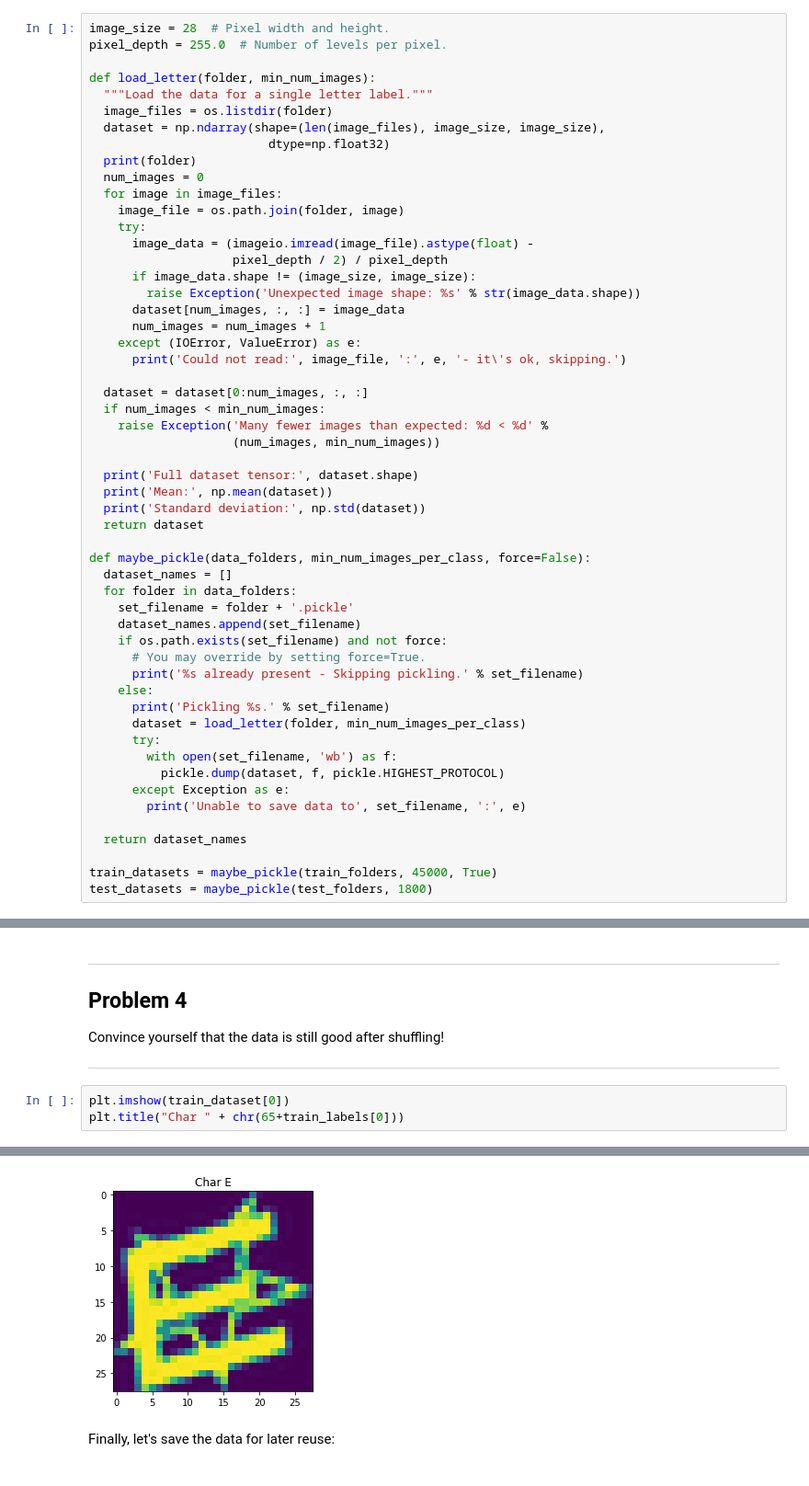
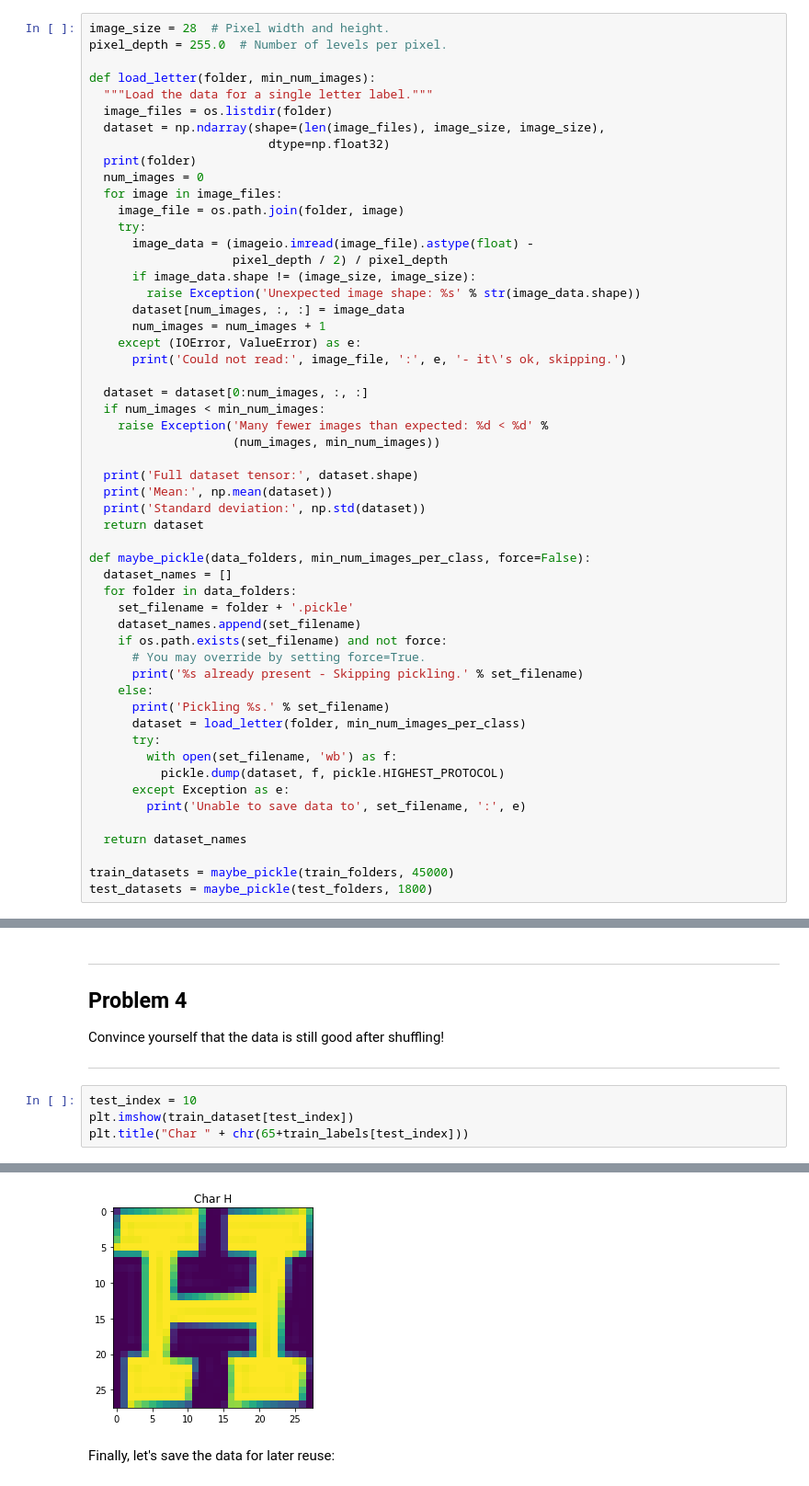
Before and after one commit to k0nen/tensorflow-study, a Jupyter notebook: 1_notmnist.ipynb, the cells around one changed output, grey strips where cells are left out. Shown at 92% size. Saved outputs shown, nothing was run; the diff lists cells and outputs as text.

```diff
--- a/1_notmnist.ipynb
+++ b/1_notmnist.ipynb
@@ -203,6 +197,6 @@ def maybe_pickle(data_folders, min_num_images_per_class, force=False):
 
   return dataset_names
 
-train_datasets = maybe_pickle(train_folders, 45000, True)
+train_datasets = maybe_pickle(train_folders, 45000)
 test_datasets = maybe_pickle(test_folders, 1800)
 # %% [output]
@@ -389,11 +369,12 @@ Convince yourself that the data is still good after shuffling!
 
 ---
 # %%
-plt.imshow(train_dataset[0])
-plt.title("Char " + chr(65+train_labels[0]))
+test_index = 10
+plt.imshow(train_dataset[test_index])
+plt.title("Char " + chr(65+train_labels[test_index]))
 # %% [output]
 <matplotlib.text.Text at 0x...>
-[figure, old version]
+[figure, new version]
 # %% [markdown]
 Finally, let's save the data for later reuse:
 # %%
```
Also changed, not shown: parts of 7 cells of this notebook, 1 other file.
